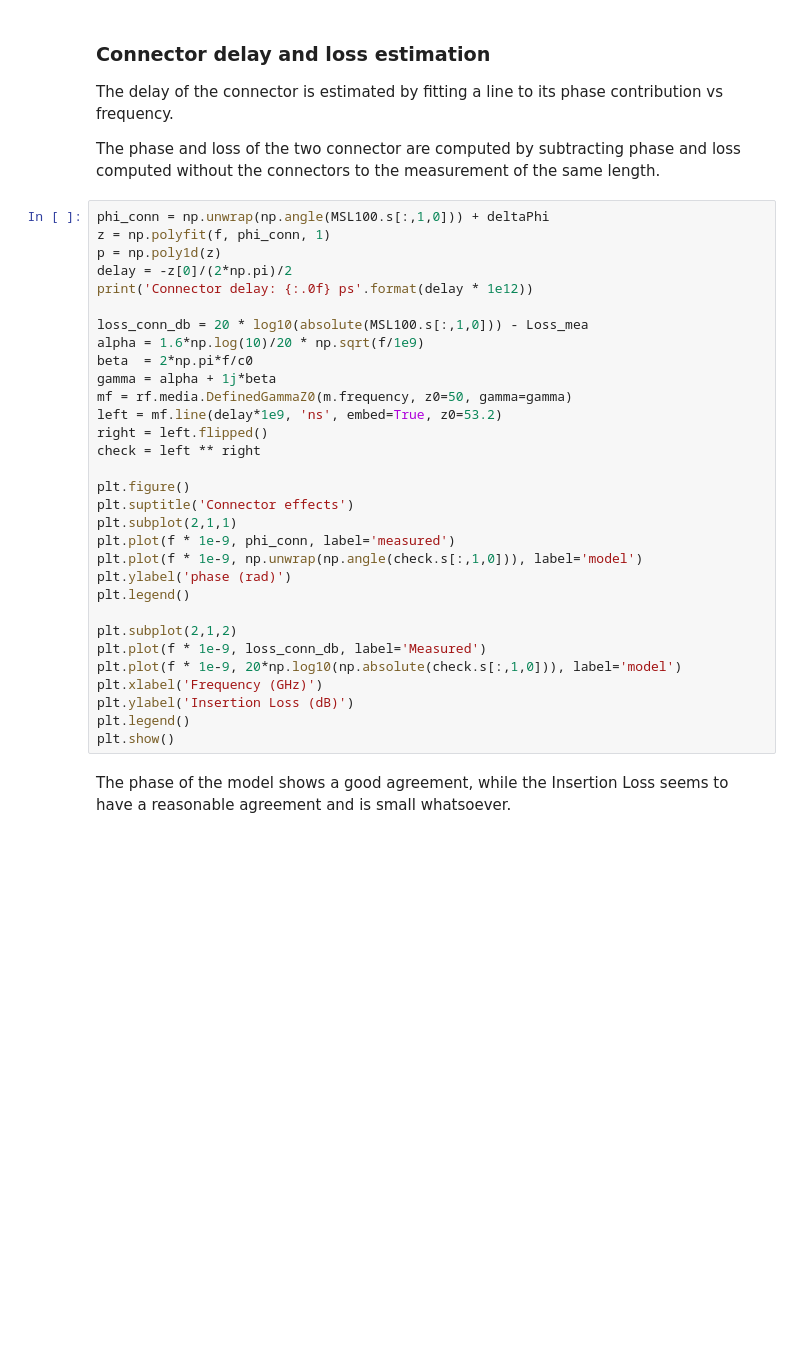
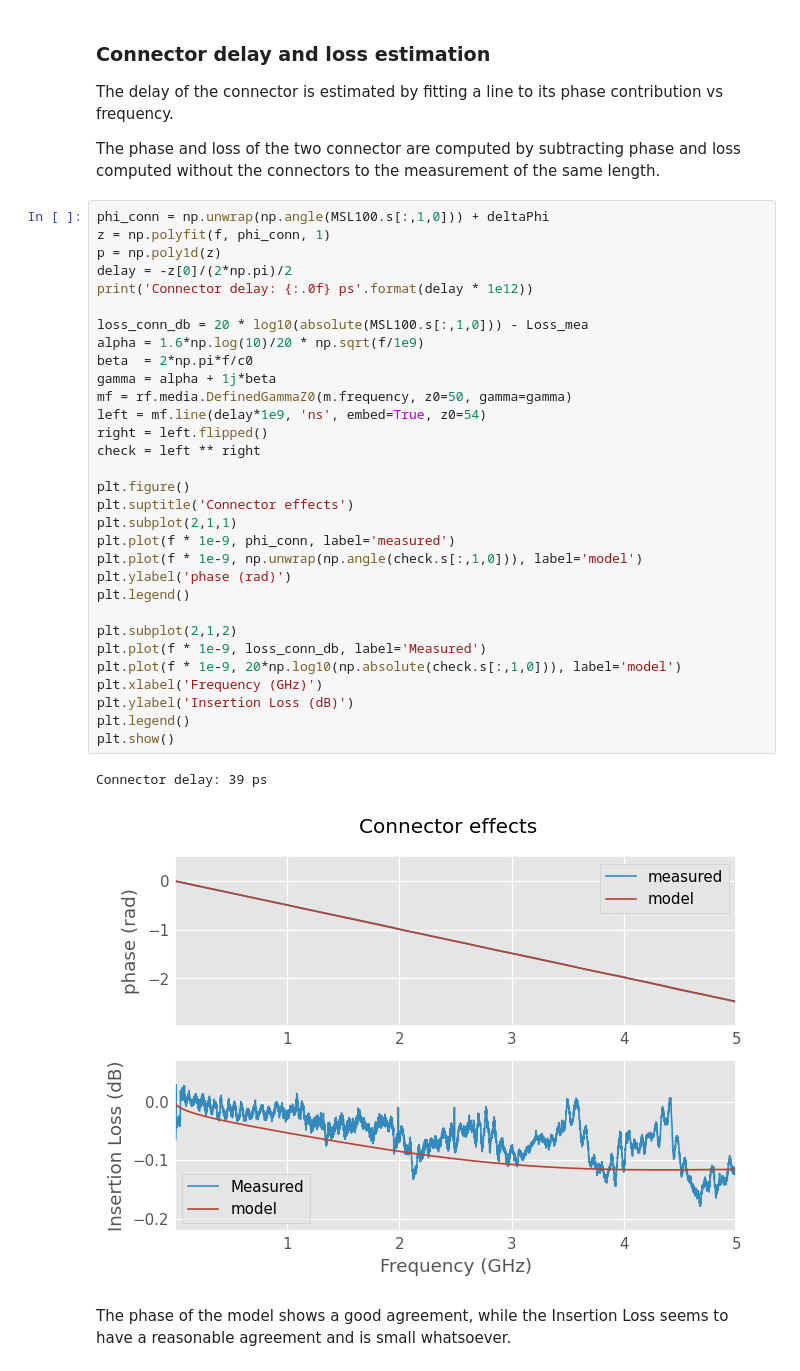
Before and after one commit to scikit-rf/scikit-rf, a Jupyter notebook: doc/source/examples/networktheory/Correlating microstripline model to measurement.ipynb, the cells around one changed output. Saved outputs shown, nothing was run; the diff lists cells and outputs as text; blank space fills up the shorter version.

```diff
--- a/doc/source/examples/networktheory/Correlating microstripline model to measurement.ipynb
+++ b/doc/source/examples/networktheory/Correlating microstripline model to measurement.ipynb
@@ -176,34 +186,37 @@ The phase and loss of the two connector are computed by subtracting phase and lo
 # %%
 phi_conn = np.unwrap(np.angle(MSL100.s[:,1,0])) + deltaPhi
 z = np.polyfit(f, phi_conn, 1)
 p = np.poly1d(z)
 delay = -z[0]/(2*np.pi)/2
 print('Connector delay: {:.0f} ps'.format(delay * 1e12))
 
 loss_conn_db = 20 * log10(absolute(MSL100.s[:,1,0])) - Loss_mea
 alpha = 1.6*np.log(10)/20 * np.sqrt(f/1e9)
 beta  = 2*np.pi*f/c0
 gamma = alpha + 1j*beta
 mf = rf.media.DefinedGammaZ0(m.frequency, z0=50, gamma=gamma)
-left = mf.line(delay*1e9, 'ns', embed=True, z0=53.2)
+left = mf.line(delay*1e9, 'ns', embed=True, z0=54)
 right = left.flipped()
 check = left ** right
 
 plt.figure()
 plt.suptitle('Connector effects')
 plt.subplot(2,1,1)
 plt.plot(f * 1e-9, phi_conn, label='measured')
 plt.plot(f * 1e-9, np.unwrap(np.angle(check.s[:,1,0])), label='model')
 plt.ylabel('phase (rad)')
 plt.legend()
 
 plt.subplot(2,1,2)
 plt.plot(f * 1e-9, loss_conn_db, label='Measured')
 plt.plot(f * 1e-9, 20*np.log10(np.absolute(check.s[:,1,0])), label='model')
 plt.xlabel('Frequency (GHz)')
 plt.ylabel('Insertion Loss (dB)')
 plt.legend()
 plt.show()
+# %% [output]
+Connector delay: 39 ps
+[figure, added]
 # %% [markdown]
 The phase of the model shows a good agreement, while the Insertion Loss seems to have a reasonable agreement and is small whatsoever.
 # %% [markdown]
```
Also changed, not shown: parts of 7 cells of this notebook.
